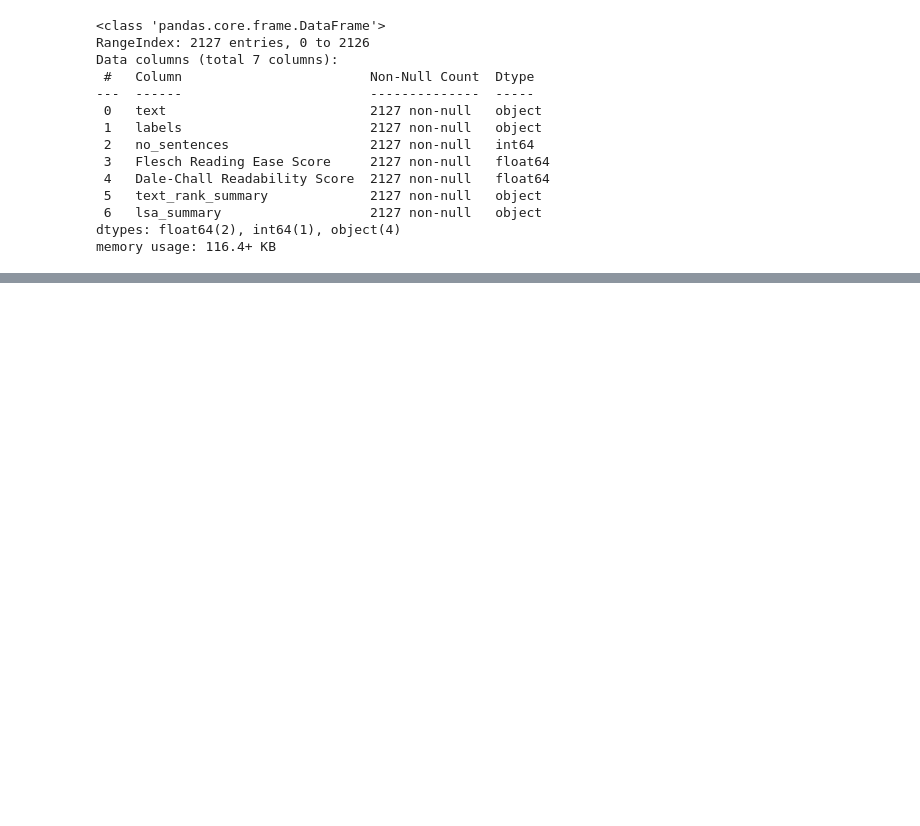
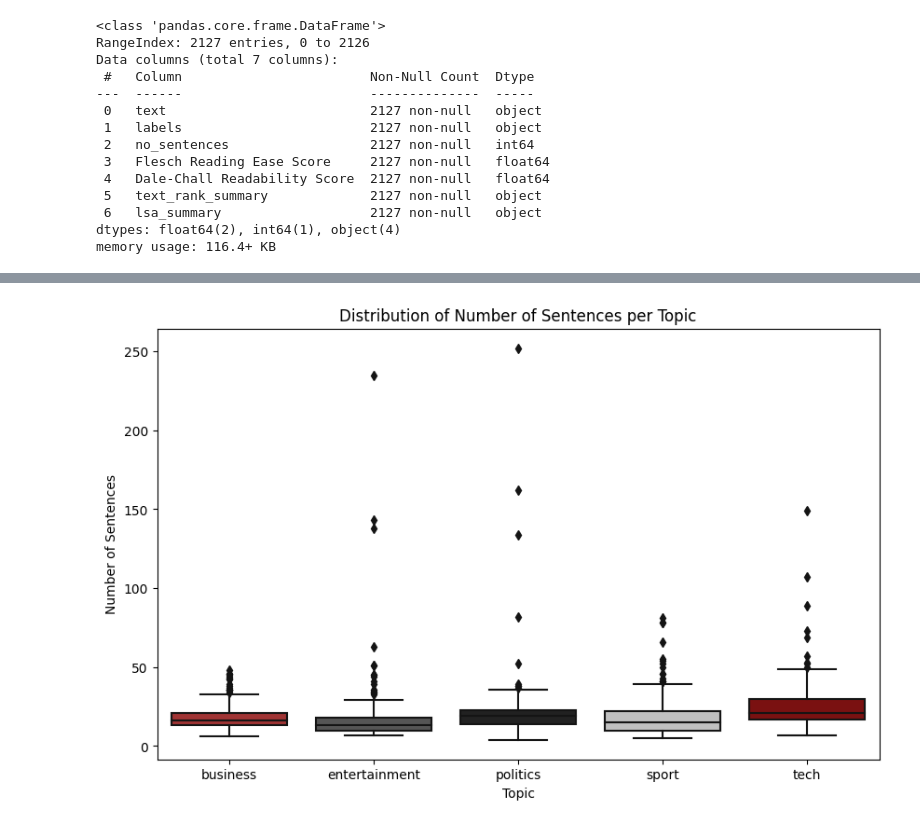
Before and after one commit to marwahfaraj/BBC_new_topic_classification, a Jupyter notebook: code.ipynb, the cells around one changed output, grey strips where cells are left out. Cells and saved outputs as stored; diff of their text form; code cells hidden in the pictures; blank space fills up the shorter version.

```diff
--- a/code.ipynb
+++ b/code.ipynb
@@ -30,0 +68,12 @@ memory usage: 116.4+ KB
+# %%
+# Adjusting the colors for the boxplot of number of sentences per topic
+plt.figure(figsize=(10, 6))
+sns.boxplot(x='labels', y='no_sentences', data=data, palette=['#B22222', '#555555', '#222222', '#C0C0C0', '#8B0000'])
+plt.title('Distribution of Number of Sentences per Topic', color='black')
+plt.xlabel('Topic', color='black')
+plt.ylabel('Number of Sentences', color='black')
+plt.xticks(color='black')
+plt.yticks(color='black')
+plt.show()
+# %% [output]
+[figure, added]
```
Also changed, not shown: parts of 10 cells of this notebook.
